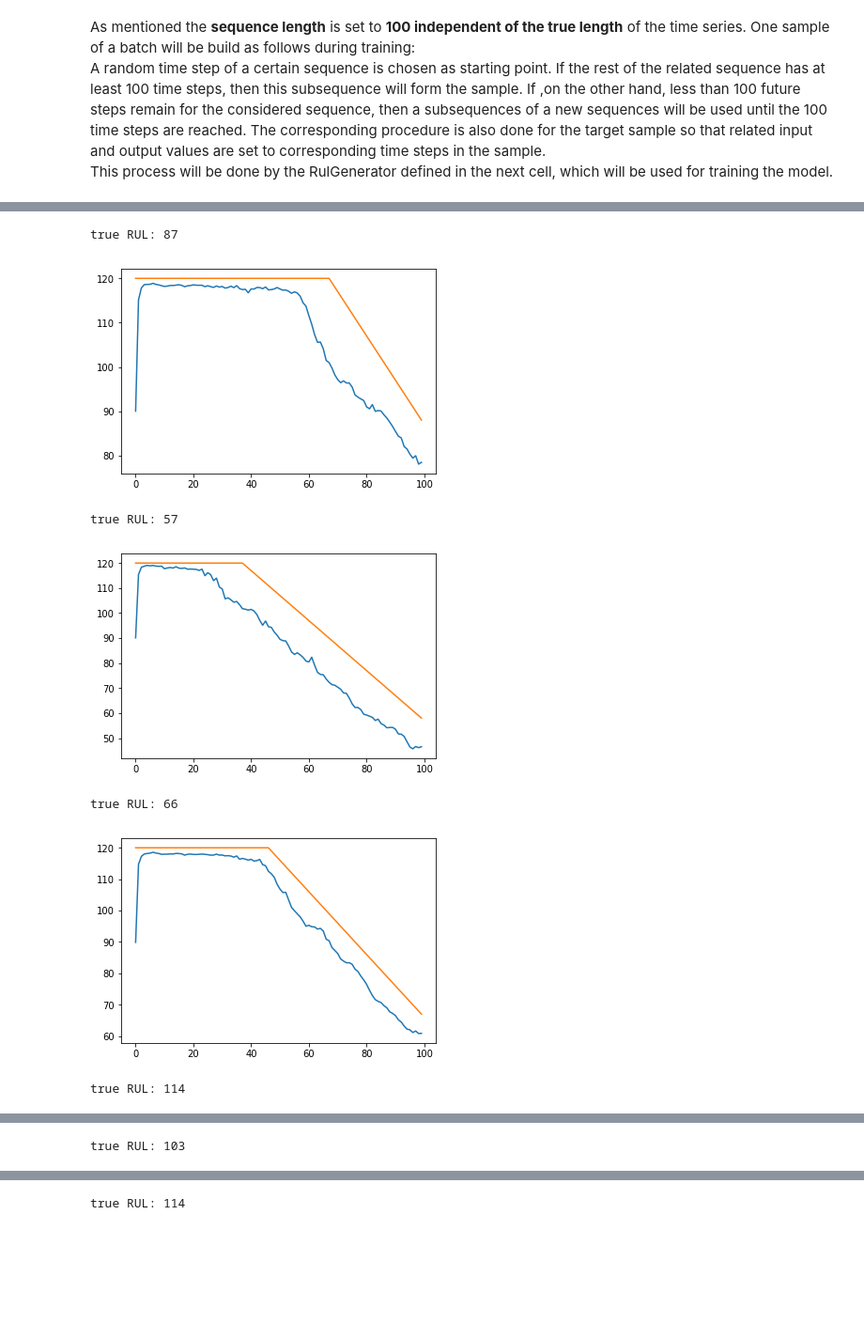
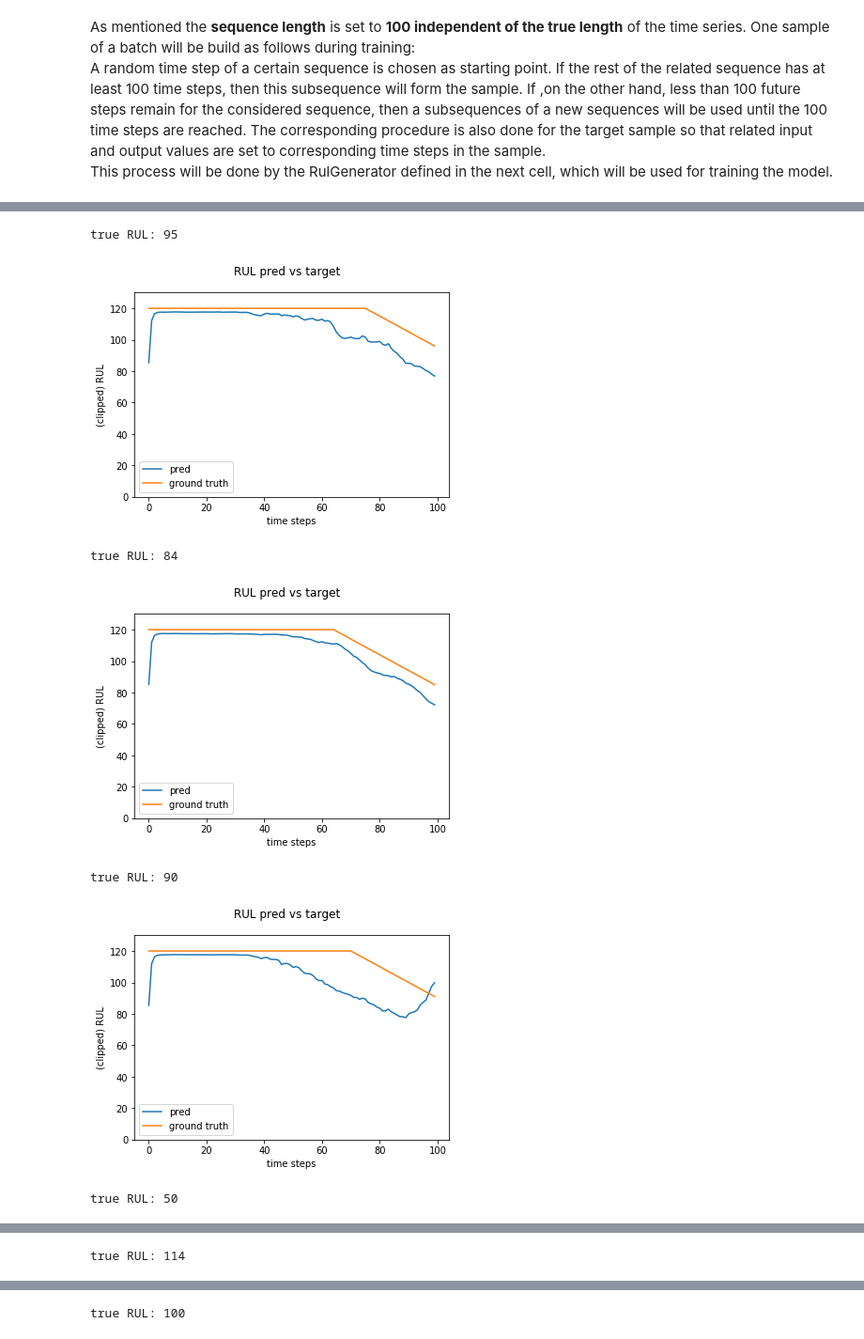
Before and after one commit to khumbuai/scientific_usecases, a Jupyter notebook: Rulnet/Rul_model.ipynb, the cells around one changed output, grey strips where cells are left out. Shown at 94% size. Cells and saved outputs as stored; diff of their text form; code cells hidden in the pictures; blank space fills up the shorter version.

Commit message:
adjusted plotting function

```diff
--- a/Rulnet/Rul_model.ipynb
+++ b/Rulnet/Rul_model.ipynb
@@ -202,12 +163,22 @@ Epoch 25/25
 # %%
 model.save_weights(f'weights_model_{file}.h5')
+# %%
+# loading a model for inference
+file = 1
+model = RulModel(24)
+model.build(input_shape=(None,100,24))
+model.load_weights(f'weights_model_{file}.h5')
 # %%
 # for testing we load the original test dataframe
-
+file = 1
 path = f'CMAPSSData/'
+# the test data for the respective dataset/file is loaded
+test_inp = get_CMAPSSData(save=True, save_training_data=True, save_testing_data=True, files=[file])
+y_test = test_inp[1][:,-1]
+test_inp = test_inp[1][:,:-1]
+# the related RUL values are loaded
 cols = ['unit', 'cycles', 'setting1', 'setting2', 'setting3', 's1', 's2', 's3', 's4', 's5', 's6', 's7', 's8', 's9', 's10', 's11', 's12', 's13', 's14', 's15', 's16', 's17', 's18', 's19', 's20', 's21']
-
-test_df = pd.read_csv(path+f'test_FD00{file}.txt', parse_dates=False, delimiter='\s+',engine='python',decimal=".", header=None)
-RUL = pd.read_csv(path+f'RUL_FD00{file}.txt', parse_dates=False, delimiter='\s+',engine='python',decimal=".", header=None)
+test_df = pd.read_csv(path+f'test_FD00{file}.txt',header=None, delim_whitespace=True)
 test_df.columns = cols
+RUL = pd.read_csv(path+f'RUL_FD00{file}.txt', header=None, delim_whitespace=True)
 RUL.columns = ['rul']    # RUL contains the target values
@@ -214,5 +187,0 @@ RUL.columns = ['rul']    # RUL contains the target values
-# %%
-# test_inp is the normalized input array used for testing
-cols = [c for c in test_df.keys() if c!='unit' and c!='cycles']
-test_inp = test_df[cols]
-test_inp = (test_inp.values-test_inp.values.mean())/(test_inp.values.std()+1e-9)
@@ -219,3 +201,14 @@ test_inp = (test_inp.values-test_inp.values.mean())/(test_inp.values.std()+1e-9)
+# %%
+def plot_Rul_vs_pred(pred,y_true):
+    plt.plot(pred,label='pred')
+    plt.plot(y_true,label='ground truth')
+    axes = plt.gca()
+    axes.set_ylim([0,130])
+    plt.suptitle('RUL pred vs target')
+    plt.ylabel('(clipped) RUL')
+    plt.xlabel('time steps')
+    plt.legend()
+    plt.show()
 # %%
 # the prep_batch function is necessary to prepare a sample for inference
 # for a sample longer than 100 time steps only the last 100 steps are used
@@ -240,41 +233,39 @@ def prep_batch(inp,tar):
     return mask_x,mask_y
 
 
-def get_RMSE(inp=x_test,tar=y_test,rul=RUL['rul'],plot=False,min_mode=True):
+def get_RMSE(inp=test_inp,tar=y_test,rul=RUL['rul'],plot=False,min_mode=True):
     errors = []
     ids = test_df['unit'].unique()
     for k,id_ in enumerate(ids):
         ind = test_df['unit']==id_
         x = inp[ind]
 
         unit = test_df.values[ind]
         rul_val = rul.values[k]
         y = np.minimum(120,rul_val+ind.sum()-np.arange(ind.sum()))
 
         inp_,tar_ = prep_batch(x[None,...],y)
         preds = model.predict_on_batch(inp_).numpy()
 
         if min_mode:
             pred = (preds.squeeze(0)[-10:]).min()
         else:
             pred = preds.squeeze(0)[-1]
         errors += [(pred-rul_val)**2]
         if plot and np.random.randint(len(ids)//10)==1:
             print('true RUL:',rul_val)
-            plt.plot(preds.squeeze(0))
-            plt.plot(tar_)
-            plt.show()
+            plot_Rul_vs_pred(preds.squeeze(0),tar_)
     errors = np.array(errors)
     RMSE = (errors.mean())**0.5
     print('RMSE for the data is',RMSE)
     return errors,RMSE
 
 errors,RMSE = get_RMSE(plot=1)
 # %% [output]
-true RUL: 87
+true RUL: 95
-[figure, old version]
+[figure, new version]
-true RUL: 57
+true RUL: 84
-[figure, old version]
+[figure, new version]
-true RUL: 66
+true RUL: 90
-[figure, old version]
+[figure, new version]
-true RUL: 114
+true RUL: 50
@@ -282 +273 @@ true RUL: 114
-true RUL: 103
+true RUL: 114
@@ -284 +275 @@ true RUL: 103
-true RUL: 114
+true RUL: 100
```
Also changed, not shown: parts of 9 cells of this notebook.
